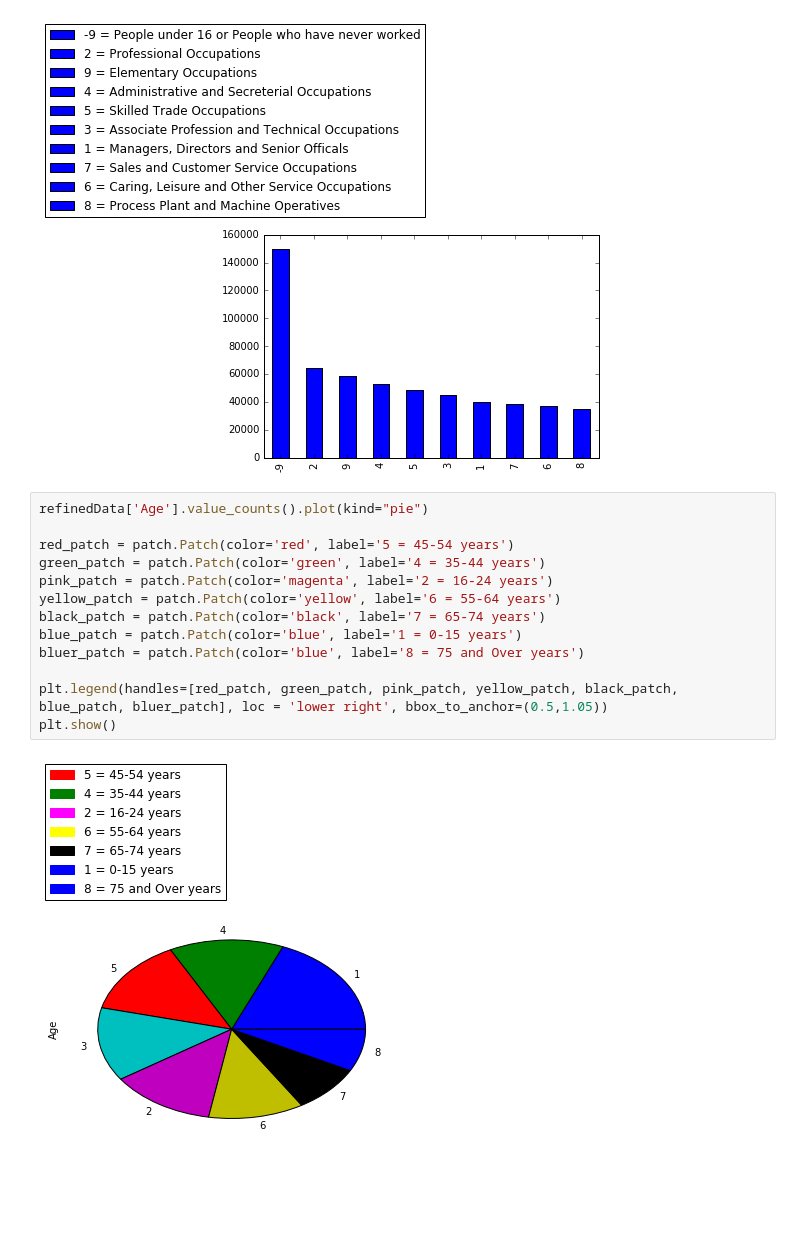
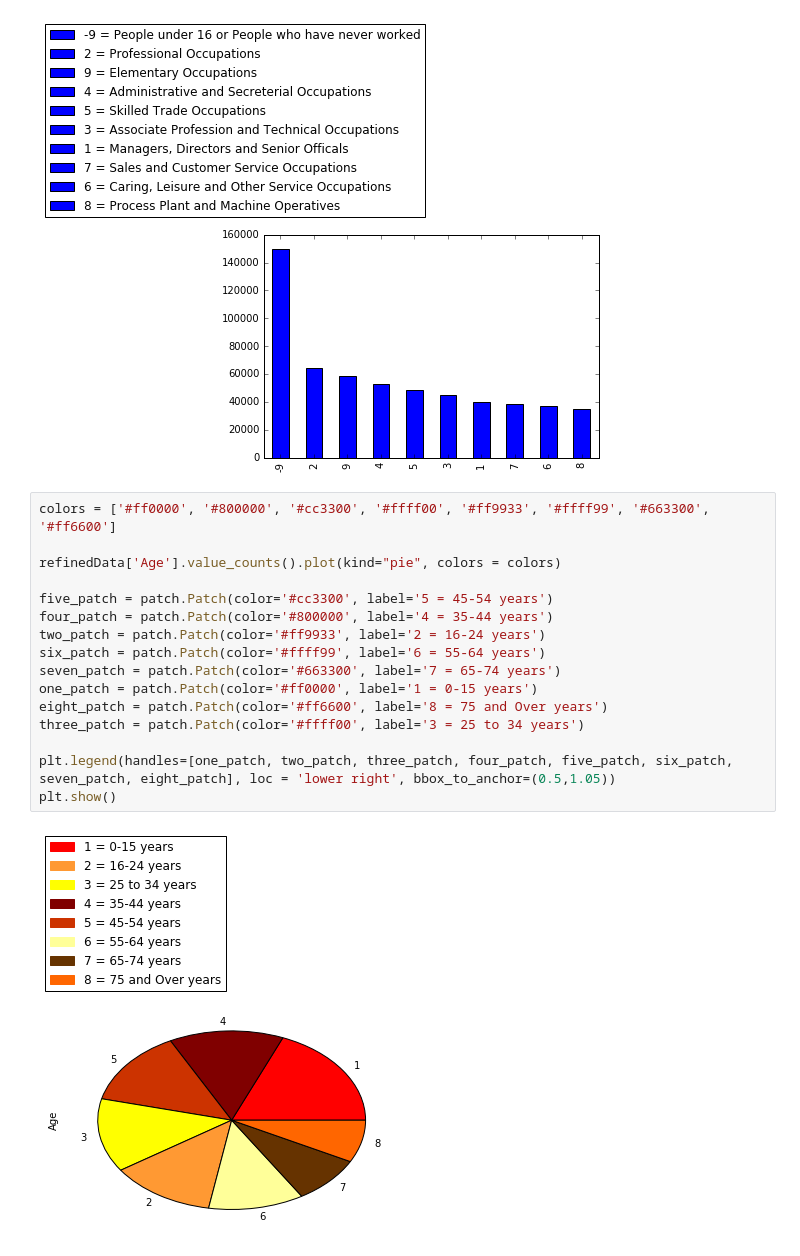
Before and after one commit to Essymay/CS2006p3, a Jupyter notebook: census2011.ipynb, the cells around one changed output. Cells and saved outputs as stored; diff of their text form; blank space fills up the shorter version.

Commit message:
fixing colors of pie charts and finsihing the first east one

```diff
--- a/census2011.ipynb
+++ b/census2011.ipynb
@@ -593,18 +593,21 @@ plt.show()
 # %% [output]
 [figure]
 # %%
-refinedData['Age'].value_counts().plot(kind="pie")
+colors = ['#ff0000', '#800000', '#cc3300', '#ffff00', '#ff9933', '#ffff99', '#663300', '#ff6600']
 
-red_patch = patch.Patch(color='red', label='5 = 45-54 years')
-green_patch = patch.Patch(color='green', label='4 = 35-44 years')
-pink_patch = patch.Patch(color='magenta', label='2 = 16-24 years')
-yellow_patch = patch.Patch(color='yellow', label='6 = 55-64 years')
-black_patch = patch.Patch(color='black', label='7 = 65-74 years')
-blue_patch = patch.Patch(color='blue', label='1 = 0-15 years')
-bluer_patch = patch.Patch(color='blue', label='8 = 75 and Over years')
+refinedData['Age'].value_counts().plot(kind="pie", colors = colors)
 
-plt.legend(handles=[red_patch, green_patch, pink_patch, yellow_patch, black_patch, blue_patch, bluer_patch], loc = 'lower right', bbox_to_anchor=(0.5,1.05))
+five_patch = patch.Patch(color='#cc3300', label='5 = 45-54 years')
+four_patch = patch.Patch(color='#800000', label='4 = 35-44 years')
+two_patch = patch.Patch(color='#ff9933', label='2 = 16-24 years')
+six_patch = patch.Patch(color='#ffff99', label='6 = 55-64 years')
+seven_patch = patch.Patch(color='#663300', label='7 = 65-74 years')
+one_patch = patch.Patch(color='#ff0000', label='1 = 0-15 years')
+eight_patch = patch.Patch(color='#ff6600', label='8 = 75 and Over years')
+three_patch = patch.Patch(color='#ffff00', label='3 = 25 to 34 years')
+
+plt.legend(handles=[one_patch, two_patch, three_patch, four_patch, five_patch, six_patch, seven_patch, eight_patch], loc = 'lower right', bbox_to_anchor=(0.5,1.05))
 plt.show()
 # %% [output]
-[figure, old version]
+[figure, new version]
 # %%
```
Also changed, not shown: parts of 4 cells of this notebook.
